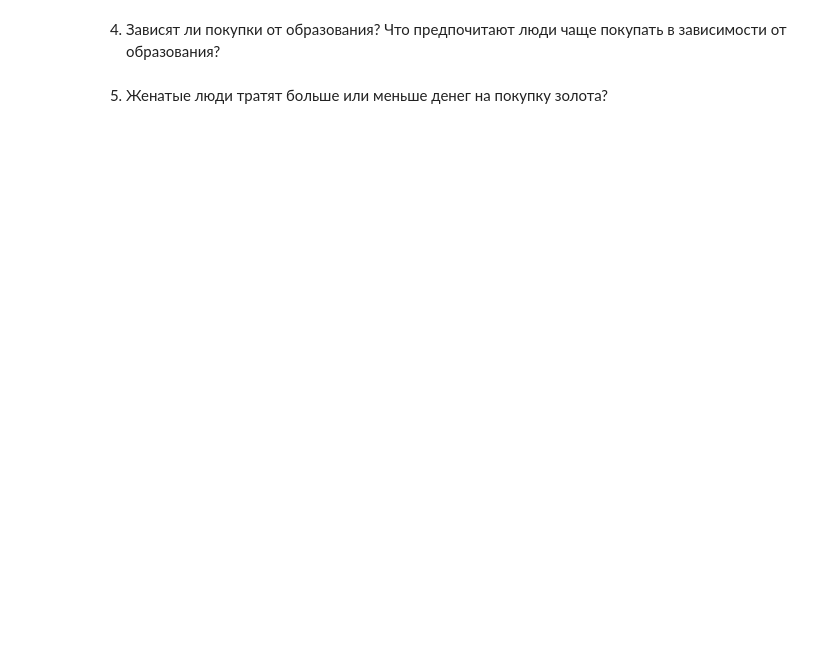
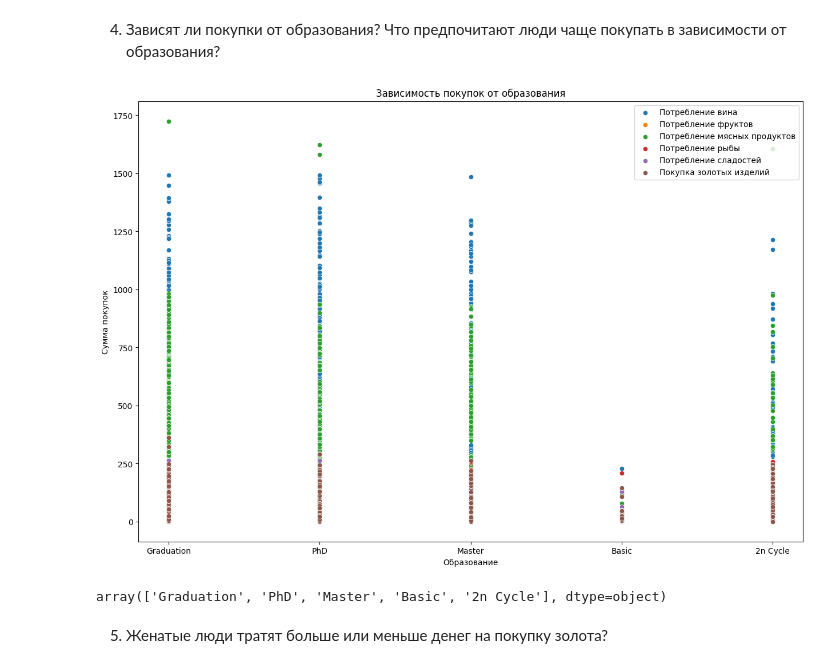
Before and after one commit to korsh624/DS, a Jupyter notebook: 1.9/HW_1RAZDEL_PRO_forstud.ipynb, the cells around one changed output. Cells and saved outputs as stored; diff of their text form; code cells hidden in the pictures; blank space fills up the shorter version.

```diff
--- a/1.9/HW_1RAZDEL_PRO_forstud.ipynb
+++ b/1.9/HW_1RAZDEL_PRO_forstud.ipynb
@@ -251,4 +331,38 @@ plt.show()
 # %% [markdown]
 4. Зависят ли покупки от образования? Что предпочитают люди чаще покупать в зависимости от образования?
+# %%
+# Построение графиков зависимости покупок от Образования
+plt.figure(figsize=(15, 10))
+
+# График для потребления вина
+sns.scatterplot(x='Education', y='MntWines', data=df, label='Потребление вина')
+
+# График для потребления фруктов
+sns.scatterplot(x='Education', y='MntFruits', data=df, label='Потребление фруктов')
+
+
+# График для потребления мясных продуктов
+sns.scatterplot(x='Education', y='MntMeatProducts', data=df, label='Потребление мясных продуктов')
+
+# График для потребления рыбы
+sns.scatterplot(x='Education', y='MntFishProducts', data=df, label='Потребление рыбы')
+
+# График для потребления сладостей
+sns.scatterplot(x='Education', y='MntSweetProducts', data=df, label='Потребление сладостей')
+
+# График для потребления золотых изделий
+sns.scatterplot(x='Education', y='MntGoldProds', data=df, label='Покупка золотых изделий')
+
+plt.xlabel('Образование')
+plt.ylabel('Сумма покупок')
+plt.title('Зависимость покупок от образования')
+plt.legend()
+plt.show()
+# %% [output]
+[figure, added]
+# %%
+df.Education.unique()
+# %% [output]
+array(['Graduation', 'PhD', 'Master', 'Basic', '2n Cycle'], dtype=object)
 # %% [markdown]
 5. Женатые люди тратят больше или меньше денег на покупку золота?
```
Also changed, not shown: parts of 10 cells of this notebook.
